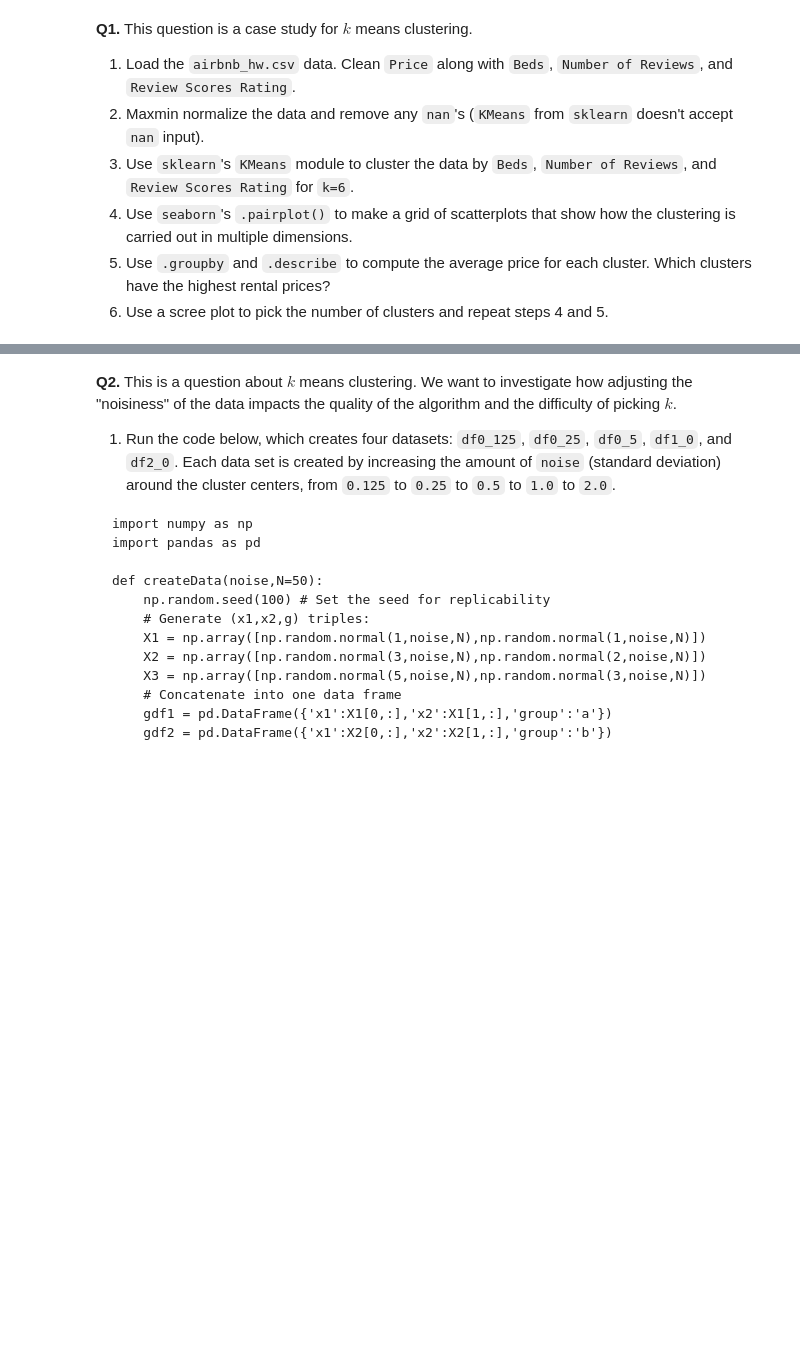
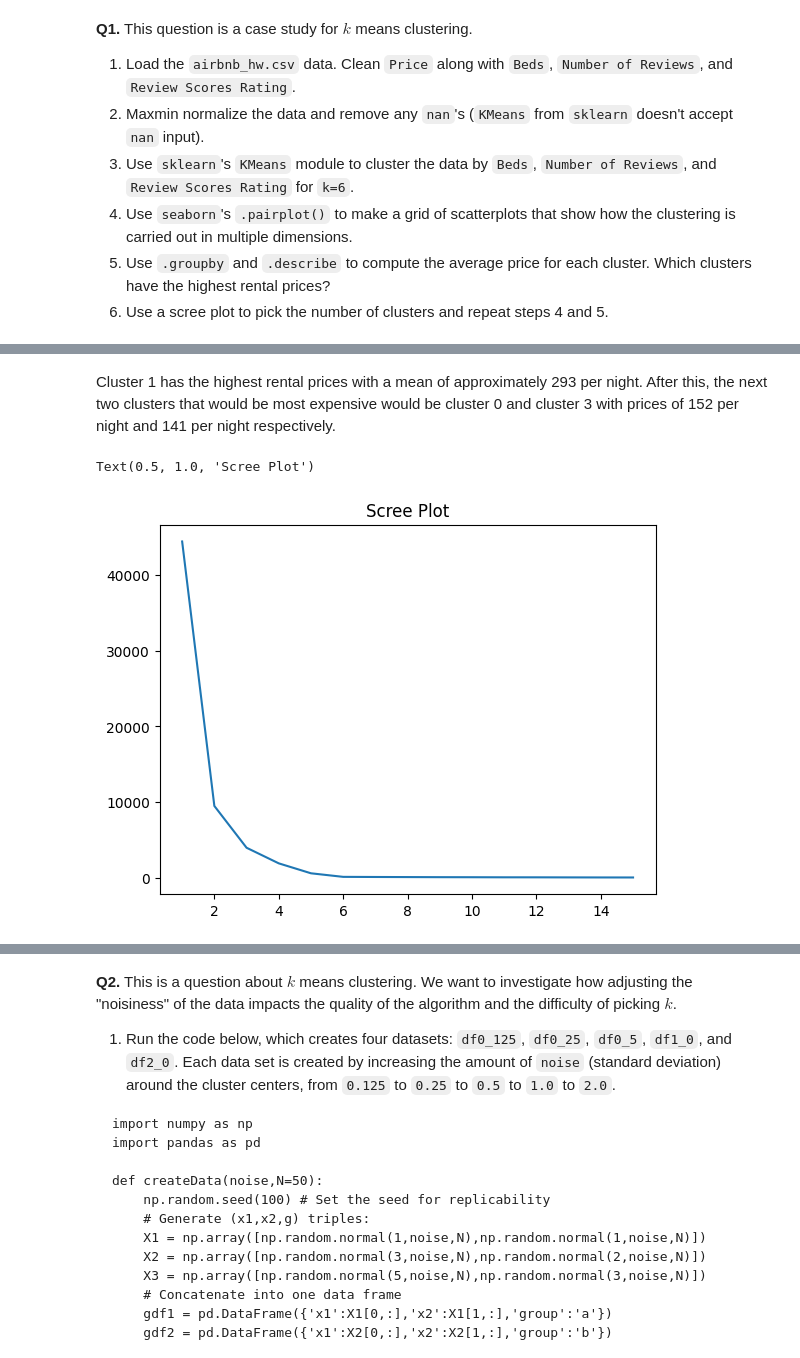
Before and after one commit to hmz4kf/kmc, a Jupyter notebook: assignment_kmc.ipynb, the cells around one changed output, grey strips where cells are left out. Drawn from its saved outputs; the diff is of its cells as text; code cells hidden in the pictures; blank space fills up the shorter version.

```diff
--- a/assignment_kmc.ipynb
+++ b/assignment_kmc.ipynb
@@ -77,0 +147,18 @@ KeyError: 'Score'
+# %% [markdown]
+Cluster 1 has the highest rental prices with a mean of approximately 293 per night. After this, the next two clusters that would be most expensive would be cluster 0 and cluster 3 with prices of 152 per night and 141 per night respectively.
+# %%
+# Create scree plot
+import numpy as np
+k_range = 15
+k_grid = np.arange(1, k_range + 1)
+SSE = np.zeros(k_range)
+# loop over the ks
+for k in range(k_range):
+    model = KMeans(n_clusters = k+1, max_iter = 300, n_init = 10, random_state = 0)
+    model = model.fit(normalized_df)
+    SSE[k] = model.inertia_
+
+sns.lineplot(x = k_grid, y = SSE).set_title('Scree Plot')
+# %% [output]
+Text(0.5, 1.0, 'Scree Plot')
+[figure, added]
```
Also changed, not shown: parts of 34 cells of this notebook.
